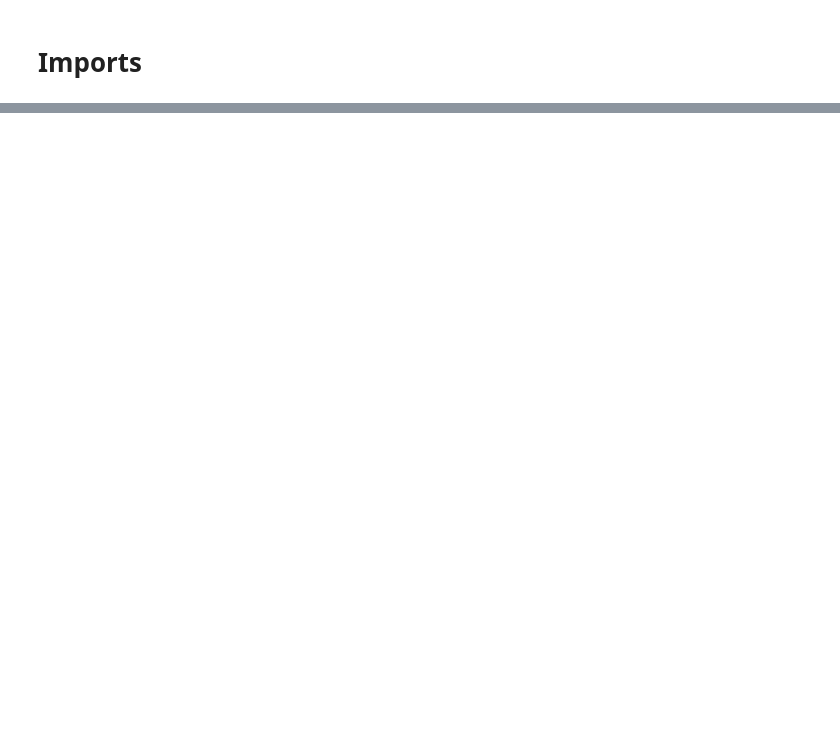
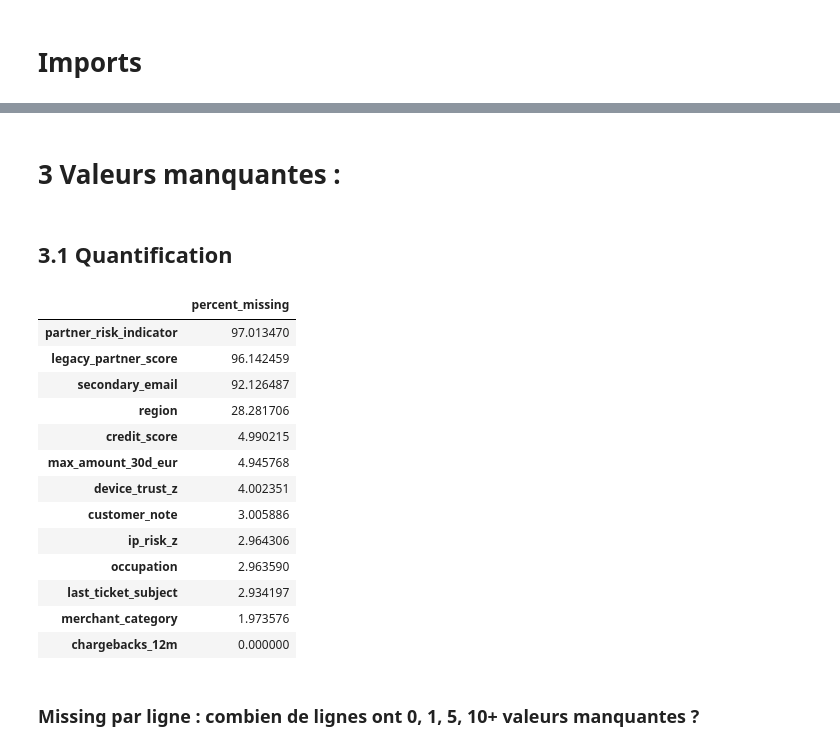
Before and after one commit to maxprr/Projet-ML, a Jupyter notebook: EDA/first_eda_paul.ipynb, the cells around one changed output, grey strips where cells are left out. Saved outputs shown, nothing was run; the diff lists cells and outputs as text; code cells hidden in the pictures; blank space fills up the shorter version.

```diff
--- a/EDA/first_eda_paul.ipynb
+++ b/EDA/first_eda_paul.ipynb
@@ -45,0 +7,3 @@ Name: proportion, dtype: float64
+# %%
+# import dataset
+df = pd.read_csv('../data/kaggle_b2_fraud_train_v3.csv')
@@ -45,0 +168,23 @@ Name: proportion, dtype: float64
+# %% [markdown]
+# 3 Valeurs manquantes :
+# %% [markdown]
+## 3.1 Quantification
+# %%
+(df.isna().mean() * 100).sort_values(ascending=False).to_frame(name='percent_missing').head(13)
+# %% [output]
+|  | percent_missing |
+| partner_risk_indicator | 97.013470 |
+| legacy_partner_score | 96.142459 |
+| secondary_email | 92.126487 |
+| region | 28.281706 |
+| credit_score | 4.990215 |
+| max_amount_30d_eur | 4.945768 |
+| device_trust_z | 4.002351 |
+| customer_note | 3.005886 |
+| ip_risk_z | 2.964306 |
+| occupation | 2.963590 |
+| last_ticket_subject | 2.934197 |
+| merchant_category | 1.973576 |
+| chargebacks_12m | 0.000000 |
+# %% [markdown]
+### Missing par ligne : combien de lignes ont 0, 1, 5, 10+ valeurs manquantes ?
```
Also changed, not shown: parts of 45 cells of this notebook.
